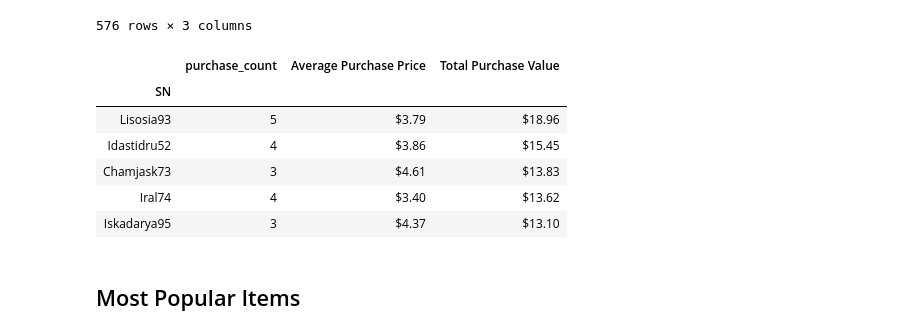
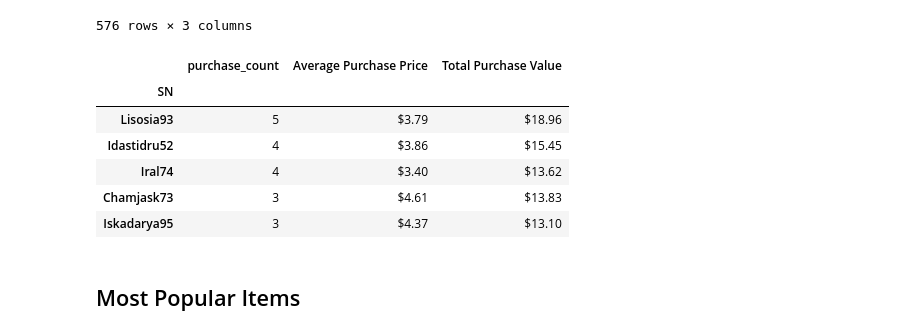
Before and after one commit to jran14/pandas-challenge, a Jupyter notebook: HerosOfPymoli/HeroesOfPymoli_starter.ipynb, the cells around one changed output. Saved outputs shown, nothing was run; the diff lists cells and outputs as text; code cells hidden in the pictures.

```diff
--- a/HerosOfPymoli/HeroesOfPymoli_starter.ipynb
+++ b/HerosOfPymoli/HeroesOfPymoli_starter.ipynb
@@ -357,18 +354,19 @@ spenders_df
 # %%
 #sort the total purchase column by descending value
 spenders_df= spenders_df.sort_values(by='Total Purchase Value', ascending=False)
 
-#reformat
+#reformat and get the top 5
 spenders_df['Average Purchase Price']=spenders_df['Average Purchase Price'].map('${:,.2f}'.format)
 spenders_df['Total Purchase Value']=spenders_df['Total Purchase Value'].map('${:,.2f}'.format)
-spenders_df.head()
+spenders_df= spenders_df.nlargest(5, 'purchase_count')
+spenders_df
 # %% [output]
 |  | purchase_count | Average Purchase Price | Total Purchase Value |
 | SN |  |  |  |
 | Lisosia93 | 5 | $3.79 | $18.96 |
 | Idastidru52 | 4 | $3.86 | $15.45 |
+| Iral74 | 4 | $3.40 | $13.62 |
 | Chamjask73 | 3 | $4.61 | $13.83 |
-| Iral74 | 4 | $3.40 | $13.62 |
 | Iskadarya95 | 3 | $4.37 | $13.10 |
 # %% [markdown]
 ## Most Popular Items
```
Also changed, not shown: parts of 1 cell of this notebook, 6 other files.
